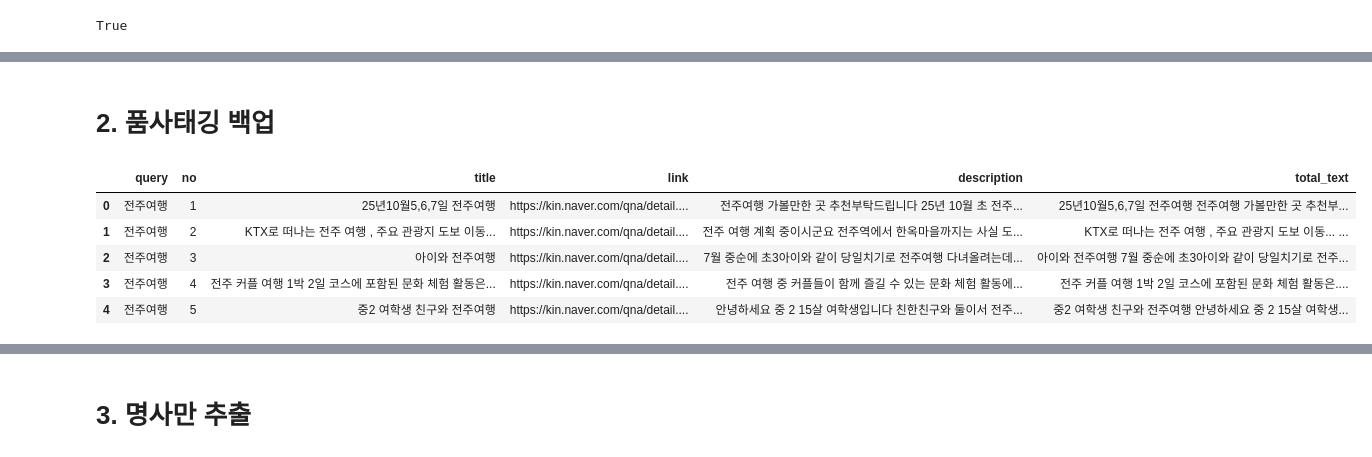
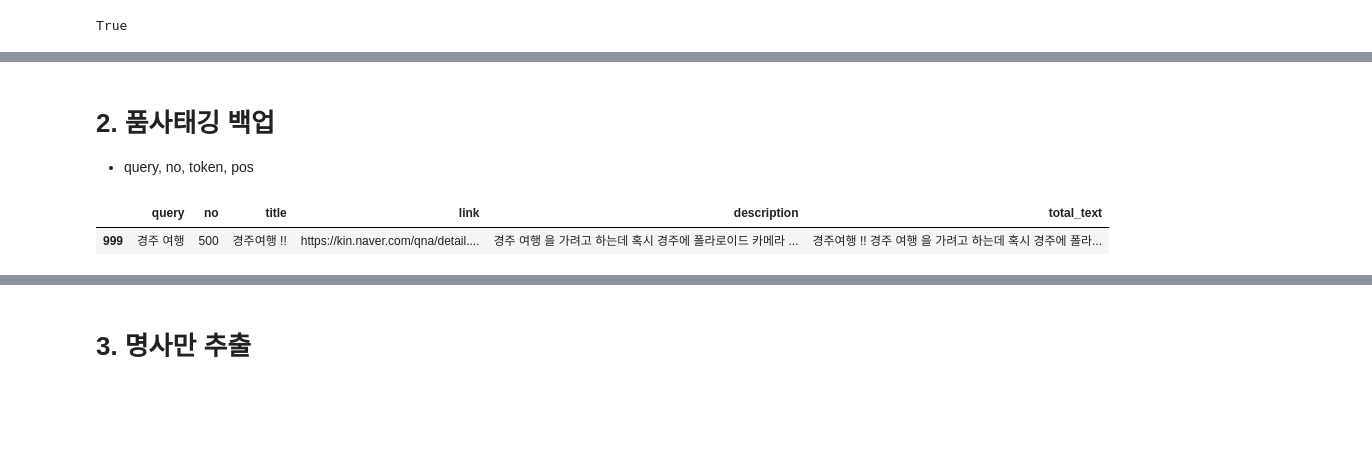
Before and after one commit to taro87/ai, a Jupyter notebook: source/07_자연어처리/ch3_한글형태소분석_시각화_유사도분석_Quiz.ipynb, the cells around one changed output, grey strips where cells are left out. Saved outputs shown, nothing was run; the diff lists cells and outputs as text; code cells hidden in the pictures; blank space fills up the shorter version.

```diff
--- a/source/07_자연어처리/ch3_한글형태소분석_시각화_유사도분석_Quiz.ipynb
+++ b/source/07_자연어처리/ch3_한글형태소분석_시각화_유사도분석_Quiz.ipynb
@@ -169,16 +176,13 @@ df.to_csv('data/naver.csv', index=False)
 # %% [markdown]
 # 2. 품사태깅 백업
+- query, no, token, pos
 # %%
 import pandas as pd
 df = pd.read_csv('data/naver.csv')
-df.head()
+df.tail(1)
 # %% [output]
 |  | query | no | title | link | description | total_text |
-| 0 | 전주여행 | 1 | 25년10월5,6,7일 전주여행 | https://kin.naver.com/qna/detail.... | 전주여행 가볼만한 곳 추천부탁드립니다 25년 10월 초 전주... | 25년10월5,6,7일 전주여행 전주여행 가볼만한 곳 추천부... |
-| 1 | 전주여행 | 2 | KTX로 떠나는 전주 여행 , 주요 관광지 도보 이동... | https://kin.naver.com/qna/detail.... | 전주 여행 계획 중이시군요 전주역에서 한옥마을까지는 사실 도... | KTX로 떠나는 전주 여행 , 주요 관광지 도보 이동... ... |
-| 2 | 전주여행 | 3 | 아이와 전주여행 | https://kin.naver.com/qna/detail.... | 7월 중순에 초3아이와 같이 당일치기로 전주여행 다녀올려는데... | 아이와 전주여행 7월 중순에 초3아이와 같이 당일치기로 전주... |
-| 3 | 전주여행 | 4 | 전주 커플 여행 1박 2일 코스에 포함된 문화 체험 활동은... | https://kin.naver.com/qna/detail.... | 전주 여행 중 커플들이 함께 즐길 수 있는 문화 체험 활동에... | 전주 커플 여행 1박 2일 코스에 포함된 문화 체험 활동은.... |
-| 4 | 전주여행 | 5 | 중2 여학생 친구와 전주여행 | https://kin.naver.com/qna/detail.... | 안녕하세요 중 2 15살 여학생입니다 친한친구와 둘이서 전주... | 중2 여학생 친구와 전주여행 안녕하세요 중 2 15살 여학생... |
+| 999 | 경주 여행 | 500 | 경주여행 !! | https://kin.naver.com/qna/detail.... | 경주 여행 을 가려고 하는데 혹시 경주에 폴라로이드 카메라 ... | 경주여행 !! 경주 여행 을 가려고 하는데 혹시 경주에 폴라... |
 # %%
 df_list = df[['query','no','total_text']].values.tolist()
 df_list[::500]
```
Also changed, not shown: parts of 36 cells of this notebook, 5 other files.
